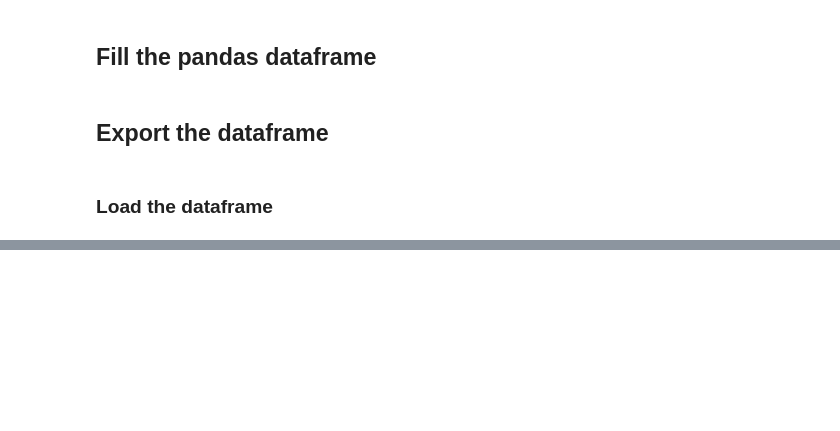
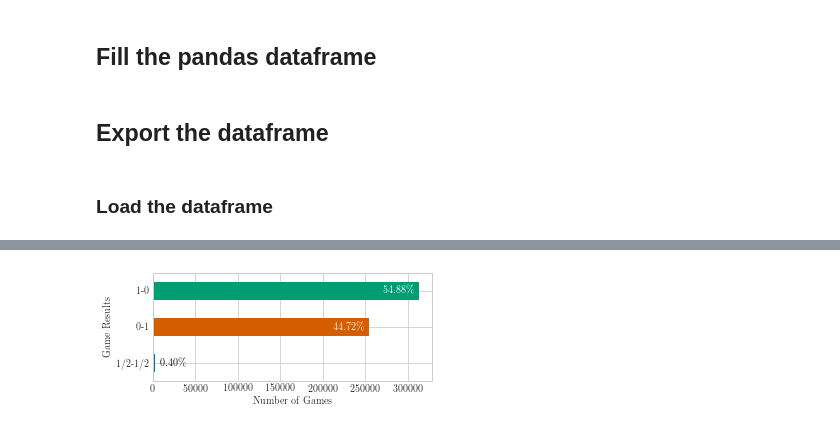
Before and after one commit to QueensGambit/CrazyAra, a Jupyter notebook: DeepCrazyhouse/src/preprocessing/analyze_train_data.ipynb, the cells around one changed output, grey strips where cells are left out. Drawn from its saved outputs; the diff is of its cells as text; code cells hidden in the pictures; blank space fills up the shorter version.

```diff
--- a/DeepCrazyhouse/src/preprocessing/analyze_train_data.ipynb
+++ b/DeepCrazyhouse/src/preprocessing/analyze_train_data.ipynb
@@ -172,0 +353,39 @@ ax.set_ylabel("Crazyhouse Players on lichess.org")
+# %%
+fig = plt.figure(figsize=(10/2,4/2))
+ax = df['Result'].value_counts()[::-1].plot('barh', color=[sns_cmap[0], sns_cmap[2], sns_cmap[1]])
+# Lastly, write in the ranking inside each bar to aid in interpretation
+for i, rect in enumerate(ax.patches):
+    # Rectangle widths are already integer-valued but are floating
+    # type, so it helps to remove the trailing decimal point and 0 by
+    # converting width to int type
+    width = int(rect.get_width())
+    rankStr = "%.2f" % (width/len(df)*100) + '\%' #attach_ordinal(top_x-i)
+    # The bars aren't wide enough to print the ranking inside
+    if width < 5000:
+        # Shift the text to the right side of the right edge
+        xloc = 5
+        # Black against white background
+        clr = 'black'
+        align = 'left'
+    else:
+        # Shift the text to the left side of the right edge
+        xloc = -5
+        # White on magenta
+        clr = 'white'
+        align = 'right'
+
+    # Center the text vertically in the bar
+    yloc = rect.get_y() + rect.get_height() / 2
+    label = ax.annotate(rankStr, xy=(width, yloc), xytext=(xloc, 0),
+                        textcoords="offset points",
+                        ha=align, va='center',
+                        color=clr, clip_on=True) #, weight='bold')
+    rect_labels.append(label)
+#plt.title('Game Results')
+plt.xlabel("Number of Games")
+plt.ylabel("Game Results")
+if export_plots:
+    plt.savefig("plots/game_result.png", bbox_inches='tight')
+    plt.savefig("plots/game_result.pdf", bbox_inches='tight')
+# %% [output]
+[figure, added]
```
Also changed, not shown: parts of 31 cells of this notebook, 7 other files.
